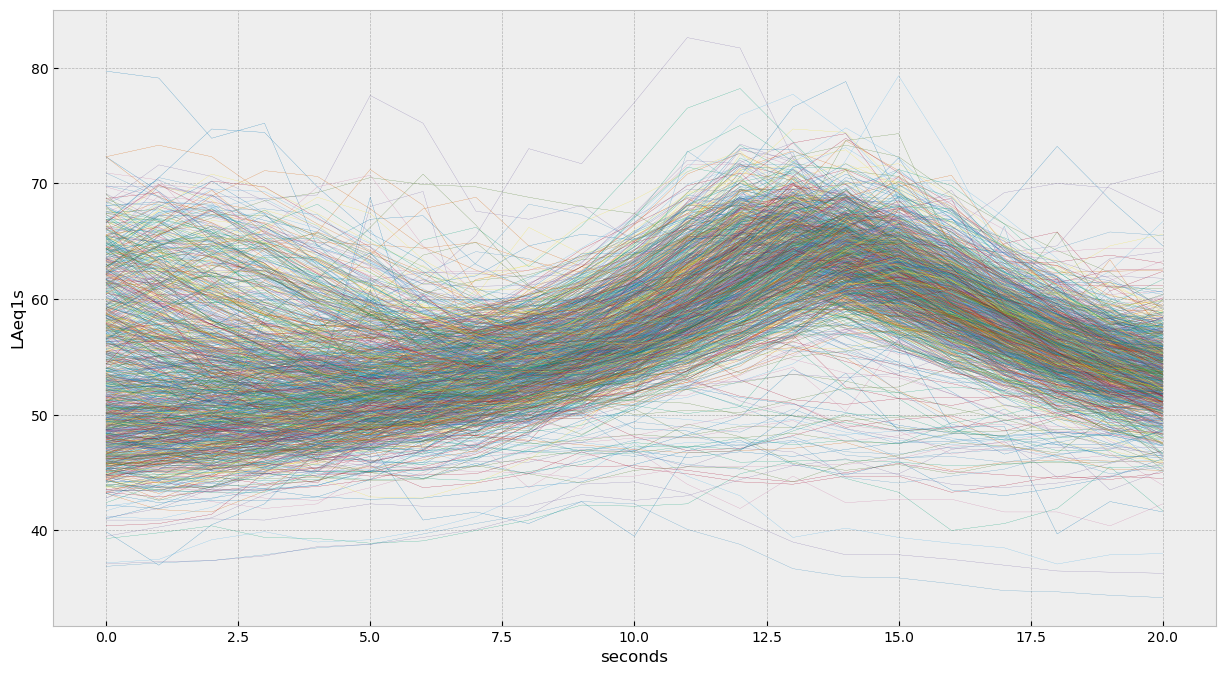
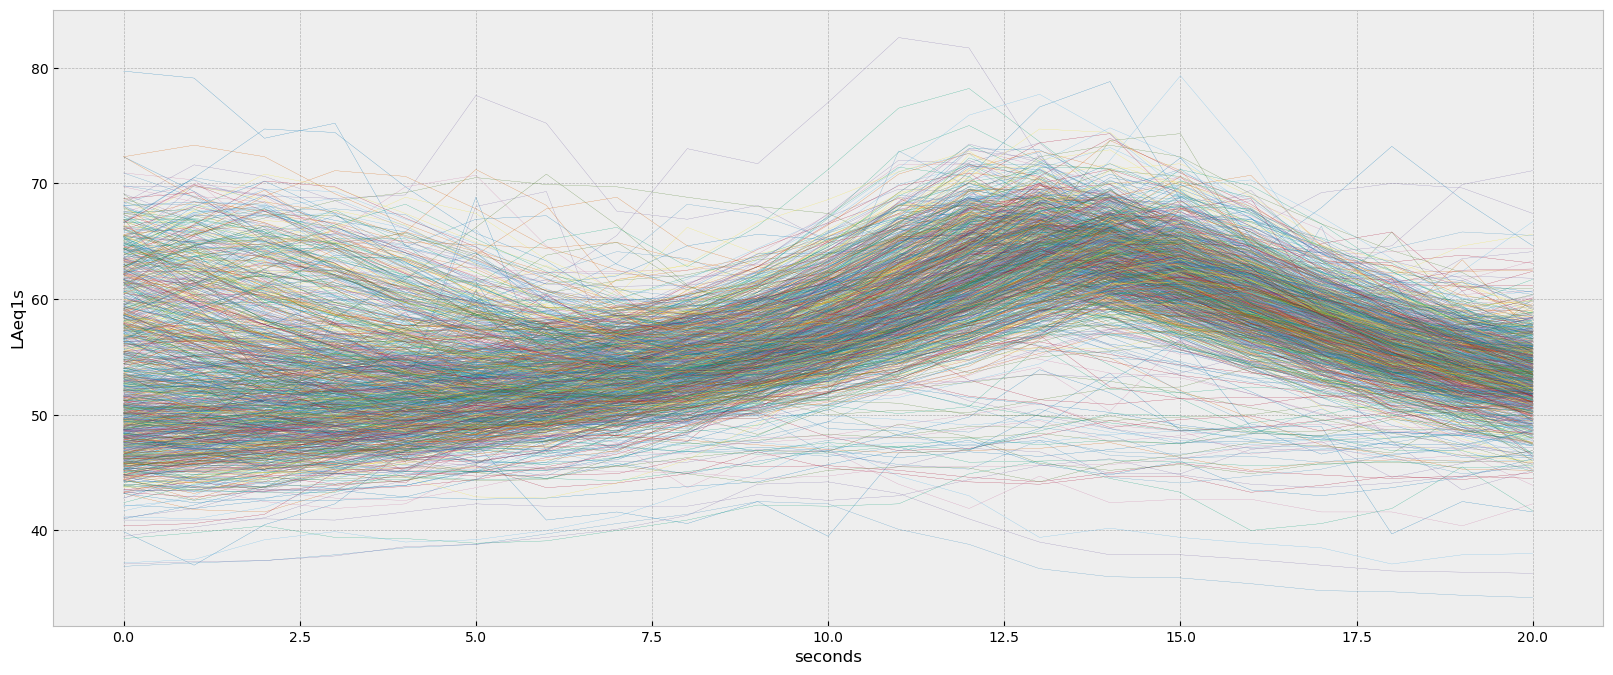
The notebook cell's code change between the first figure and the second:
--- before
+++ after
@@ -3,12 +3,10 @@
 
 i = 0
-plt.figure(figsize=(15,8))
+plt.figure(figsize=(20,8))
 
 for date_paso, pass_by in df_clean_pass_by.iterrows():
     # df_temp is each pass-by selects data from df_join within a 15-second window before and after the pass-by time 
-    df_temp = df_join.loc[date_paso - pd.Timedelta(f"{pass_by_width_seconds}s"):
-    date_paso + pd.Timedelta(f"{pass_by_width_seconds}s") ]
-    
-    
+    df_temp = df_join.loc[date_paso - pd.Timedelta(f"{pass_by_width_seconds}s"): date_paso + pd.Timedelta(f"{pass_by_width_seconds}s") ]
+
     levels = df_temp["LAeq"] # levels is the LAeq values for the pass-by
     sel_pass.append(leq(levels) + np.log(8)) # calculate the sel for the pass-by and append it to the sel_pass list

Commit: Understanding passing by